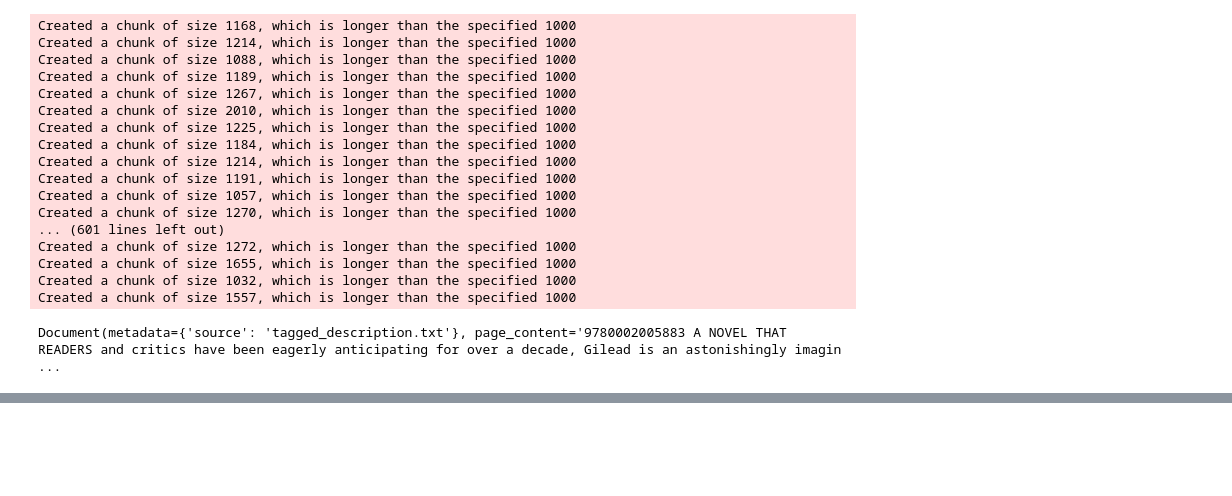
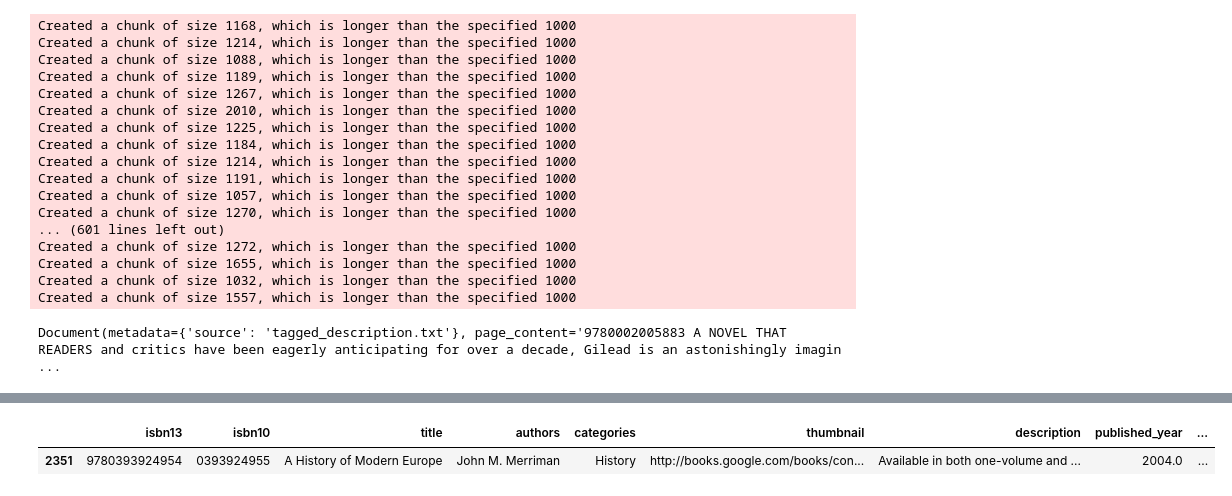
Before and after one commit to ayomidecole/Semantic-Book-Recommender, a Jupyter notebook: vector-search.ipynb, the cells around one changed output, grey strips where cells are left out. Saved outputs shown, nothing was run; the diff lists cells and outputs as text; code cells hidden in the pictures; blank space fills up the shorter version.

```diff
--- a/vector-search.ipynb
+++ b/vector-search.ipynb
@@ -86,3 +86,9 @@ query_docs
  Document(id='a6d9cef0-2241-47c8-ae54-3b1f8d3d9448', metadata={'source': 'tagged_description.txt'}, page_content="9780385423397 Essays by writers representing various cultures and eras, from ancient G ...
  Document(id='1f28b210-50f4-47fc-ad32-8c83818cf26c', metadata={'source': 'tagged_description.txt'}, page_content="9781416500339 Each volume in a collection of affordable, readable editions of some of  ...
  Document(id='0e66ecbb-2857-40ba-901f-be39033cf9c9', metadata={'source': 'tagged_description.txt'}, page_content="9781416500339 Each volume in a collection of affordable, readable editions of some of  ...
+# %%
+# We can use the operation below to get the book details from the vector database into a readable format
+books[books['isbn13'] == int(query_docs[3].page_content.split()[0].strip())]
+# %% [output]
+|  | isbn13 | isbn10 | title | authors | categories | thumbnail | description | published_year | ... |
+| 2351 | 9780393924954 | 0393924955 | A History of Modern Europe | John M. Merriman | History | http://books.google.com/books/con... | Available in both one-volume and ... | 2004.0 | ... |
```
Also changed, not shown: parts of 2 cells of this notebook, 1 other file.
